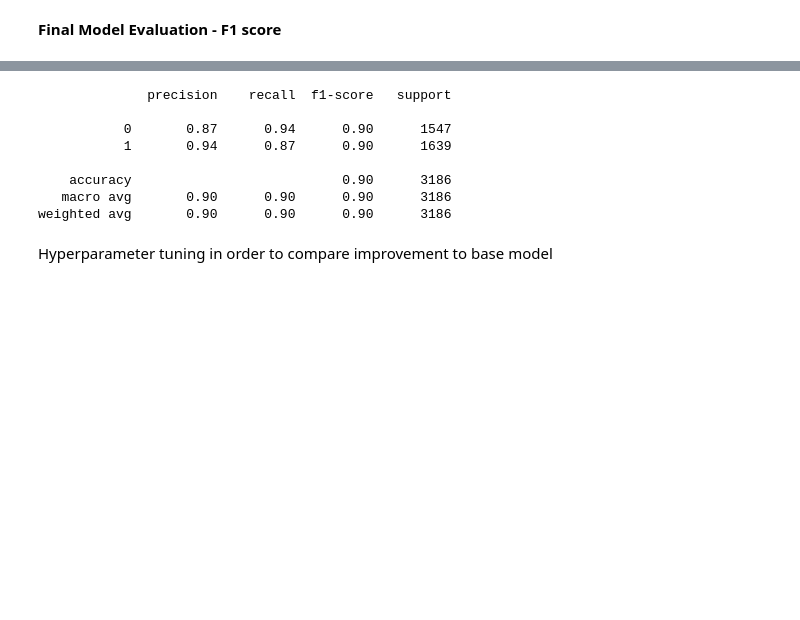
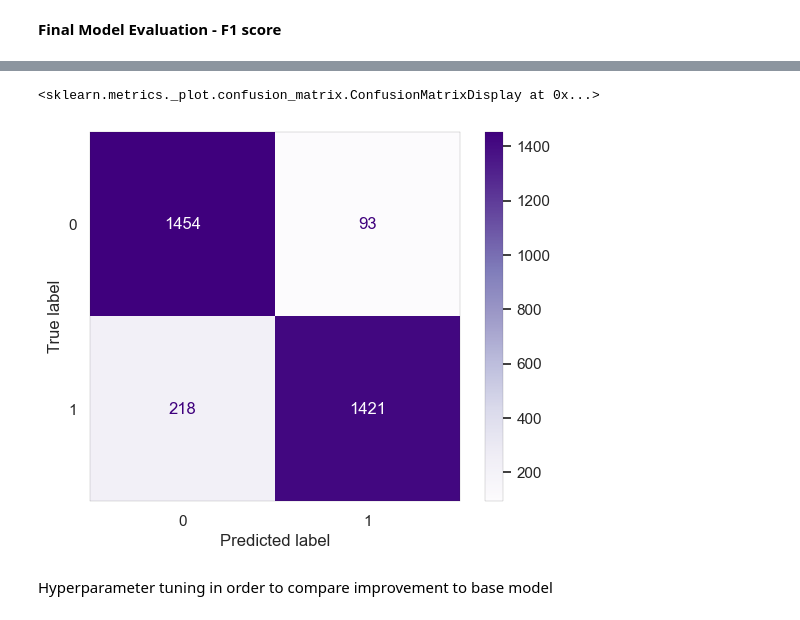
Before and after one commit to mattamx/Projects, a Jupyter notebook: TripleTen Projects/Sprint 8 - Supervised Learning/Supervised Learning v2.ipynb, the cells around one changed output, grey strips where cells are left out. Saved outputs shown, nothing was run; the diff lists cells and outputs as text; code cells hidden in the pictures; blank space fills up the shorter version.

```diff
--- a/TripleTen Projects/Sprint 8 - Supervised Learning/Supervised Learning v2.ipynb
+++ b/TripleTen Projects/Sprint 8 - Supervised Learning/Supervised Learning v2.ipynb
@@ -627,14 +627,14 @@ Final Non-Tuned ROC-AUC Score: 0.9094028750562506
-# %%
-print(classification_report(y_test, final_ada_y_pred))
-# %% [output]
-              precision    recall  f1-score   support
-
-           0       0.87      0.94      0.90      1547
-           1       0.94      0.87      0.90      1639
-
-    accuracy                           0.90      3186
-   macro avg       0.90      0.90      0.90      3186
-weighted avg       0.90      0.90      0.90      3186
+# %%
+sns.set_context("notebook", font_scale=.85)
+sns.set(style="white", color_codes=True)
+plt.rcParams['axes.linewidth'] = 0.1
+
+cm = confusion_matrix(y_test, final_ada_y_pred, labels=ada.classes_)
+disp = ConfusionMatrixDisplay(cm,display_labels=ada.classes_)
+disp.plot(cmap='Purples')
+# %% [output]
+<sklearn.metrics._plot.confusion_matrix.ConfusionMatrixDisplay at 0x...>
+[figure, added]
 # %% [markdown]
 Hyperparameter tuning in order to compare improvement to base model
 # %%
```
Also changed, not shown: parts of 9 cells of this notebook.
